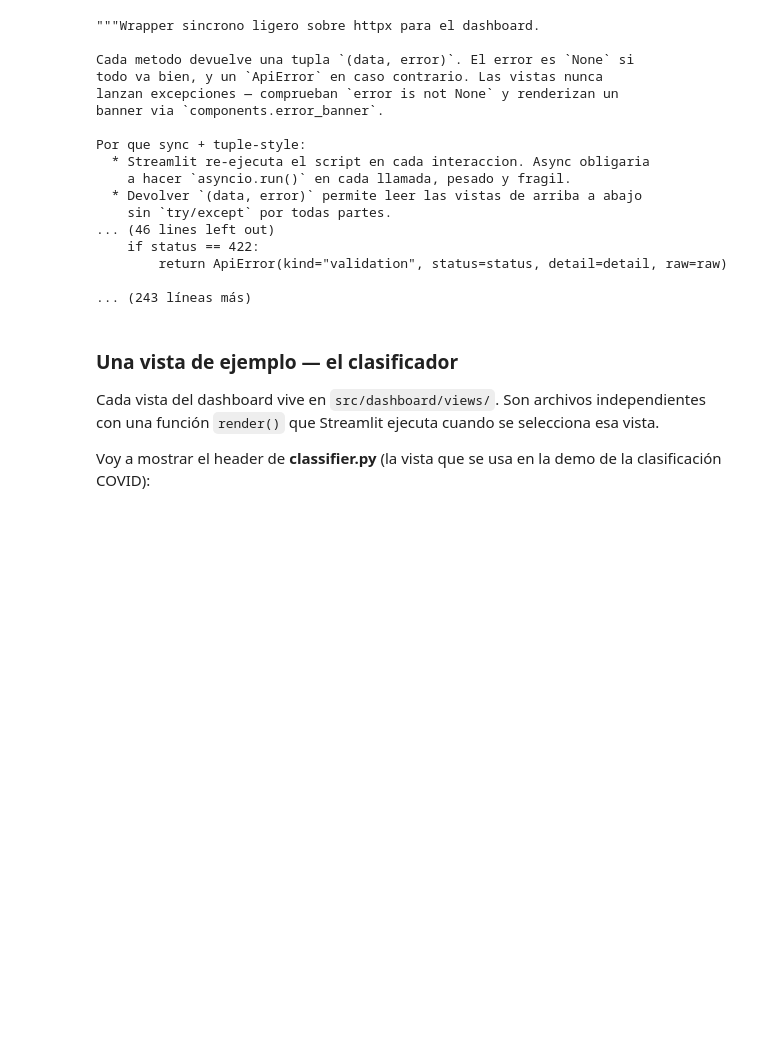
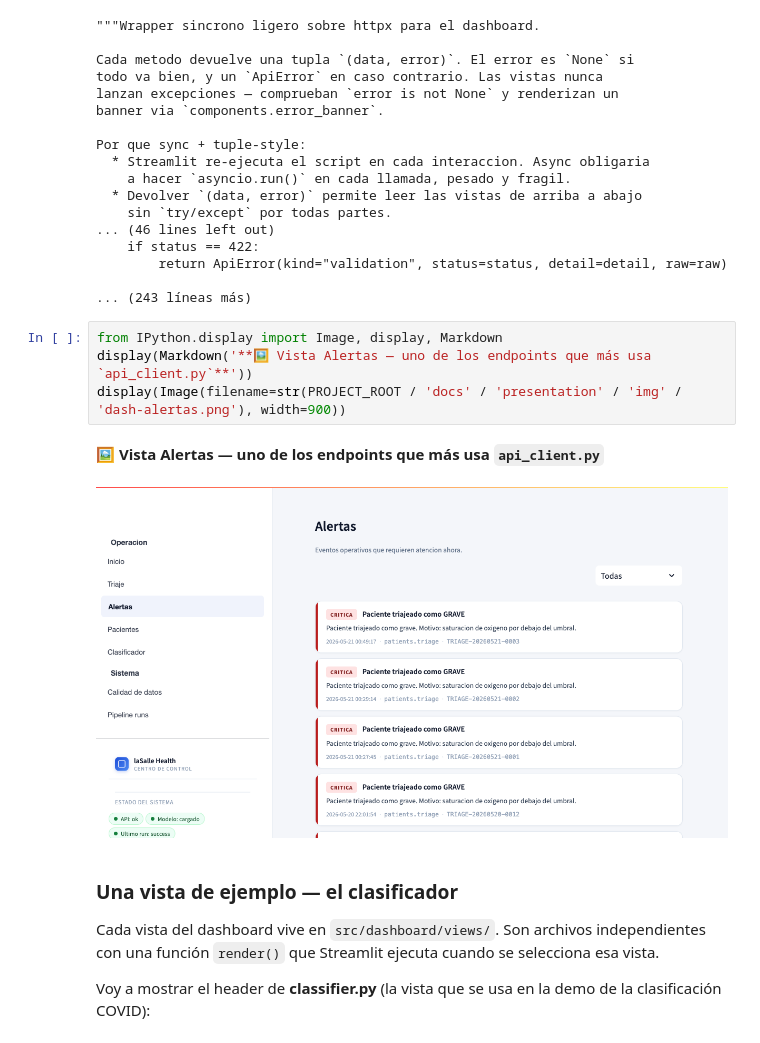
Before and after one commit to LaSalleGracia-MasterIA-BD/pr-ctica-integradora-final-alejandromarinas_yagoalonso, a Jupyter notebook: notebooks/presentacion-proyecto.ipynb, the cells around one changed output. Drawn from its saved outputs; the diff is of its cells as text; blank space fills up the shorter version.

```diff
--- a/notebooks/presentacion-proyecto.ipynb
+++ b/notebooks/presentacion-proyecto.ipynb
@@ -945,6 +952,13 @@ Por que sync + tuple-style:
         return ApiError(kind="validation", status=status, detail=detail, raw=raw)
 
 ... (243 líneas más)
+# %%
+from IPython.display import Image, display, Markdown
+display(Markdown('**🖼️ Vista Alertas — uno de los endpoints que más usa `api_client.py`**'))
+display(Image(filename=str(PROJECT_ROOT / 'docs' / 'presentation' / 'img' / 'dash-alertas.png'), width=900))
+# %% [output]
+**🖼️ Vista Alertas — uno de los endpoints que más usa `api_client.py`**
+[figure, added]
 # %% [markdown]
 ### Una vista de ejemplo — el clasificador
 
```
Also changed, not shown: parts of 7 cells of this notebook.
